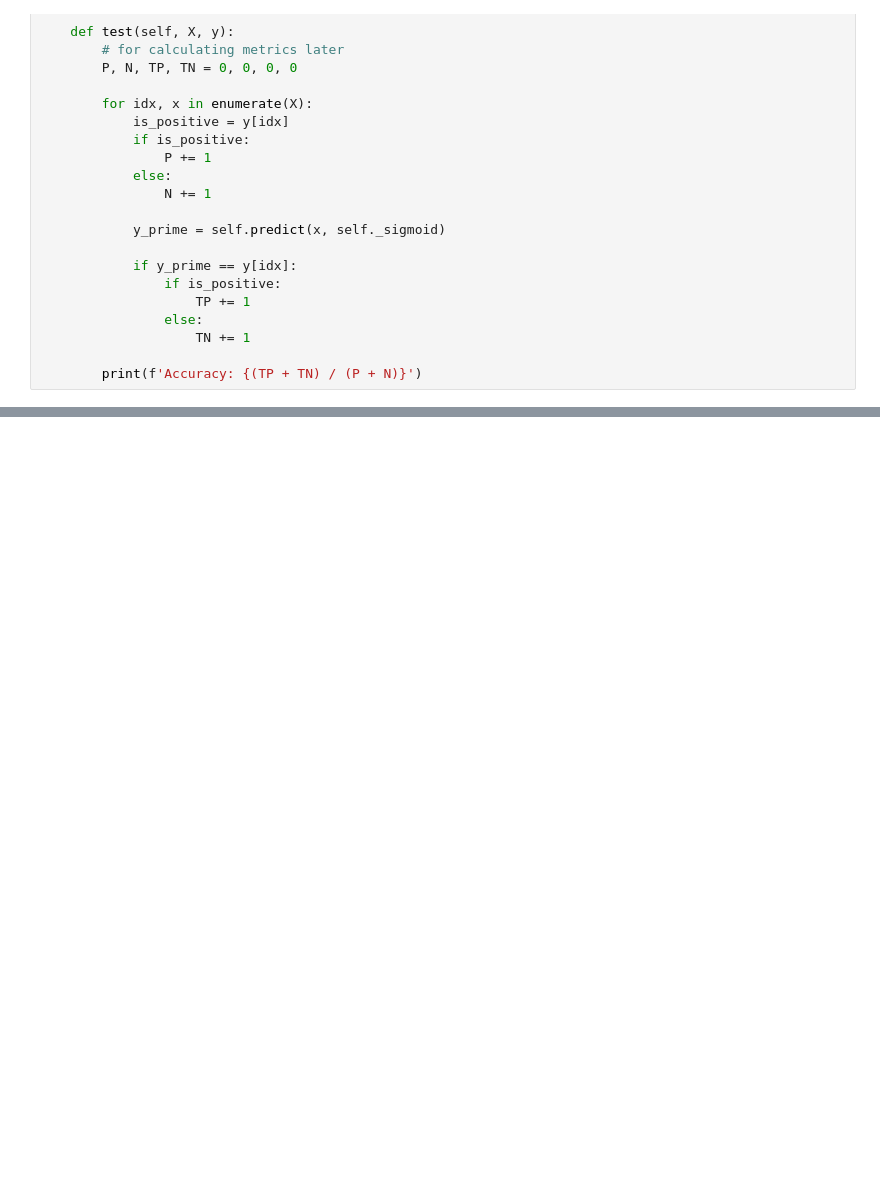
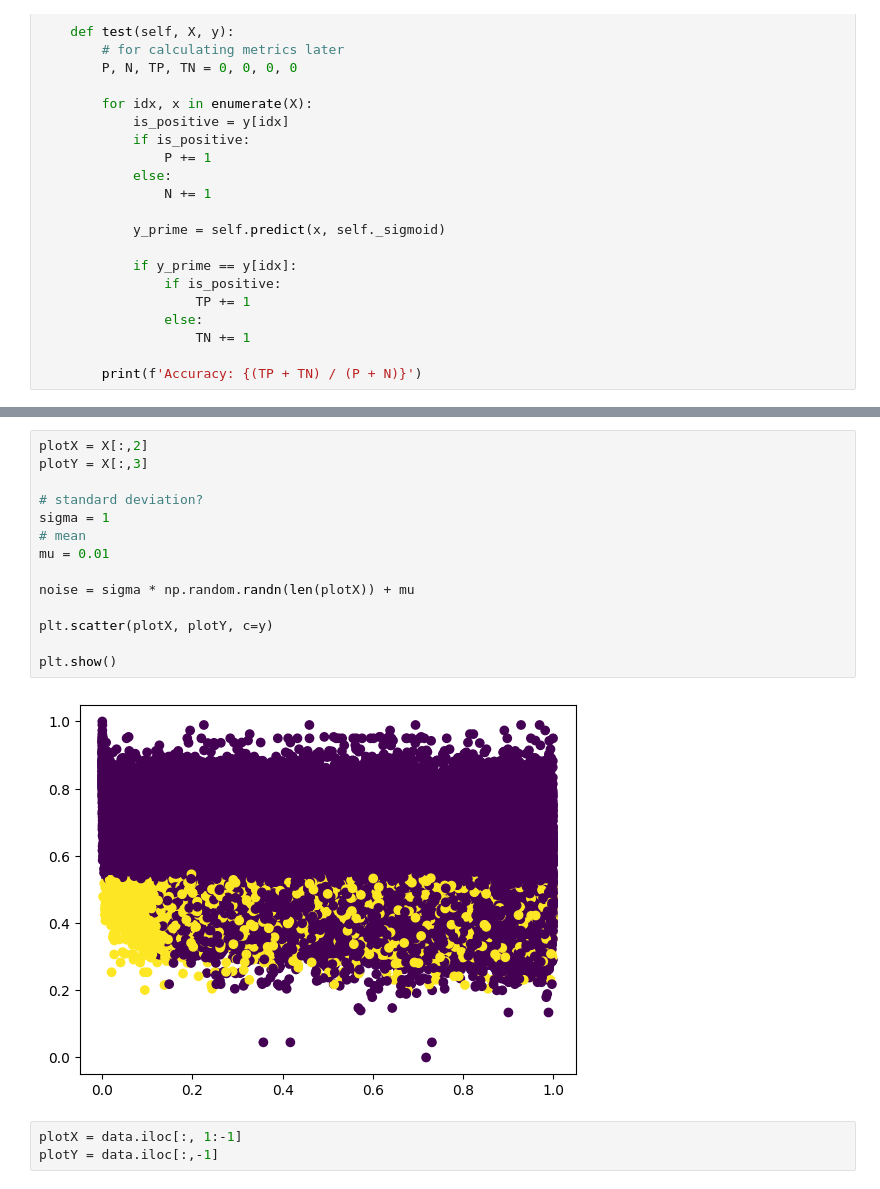
Before and after one commit to stjohnfinn/Conifer, a Jupyter notebook: n_dimensional.ipynb, the cells around one changed output, grey strips where cells are left out. Cells and saved outputs as stored; diff of their text form; blank space fills up the shorter version.

```diff
--- a/n_dimensional.ipynb
+++ b/n_dimensional.ipynb
@@ -200,0 +285,19 @@ Achieved accuracy of 86.05%.
+# %%
+plotX = X[:,2]
+plotY = X[:,3]
+
+# standard deviation?
+sigma = 1
+# mean
+mu = 0.01
+
+noise = sigma * np.random.randn(len(plotX)) + mu
+
+plt.scatter(plotX, plotY, c=y)
+
+plt.show()
+# %% [output]
+[figure, added]
+# %%
+plotX = data.iloc[:, 1:-1]
+plotY = data.iloc[:,-1]
```
Also changed, not shown: parts of 13 cells of this notebook, 3 other files.
